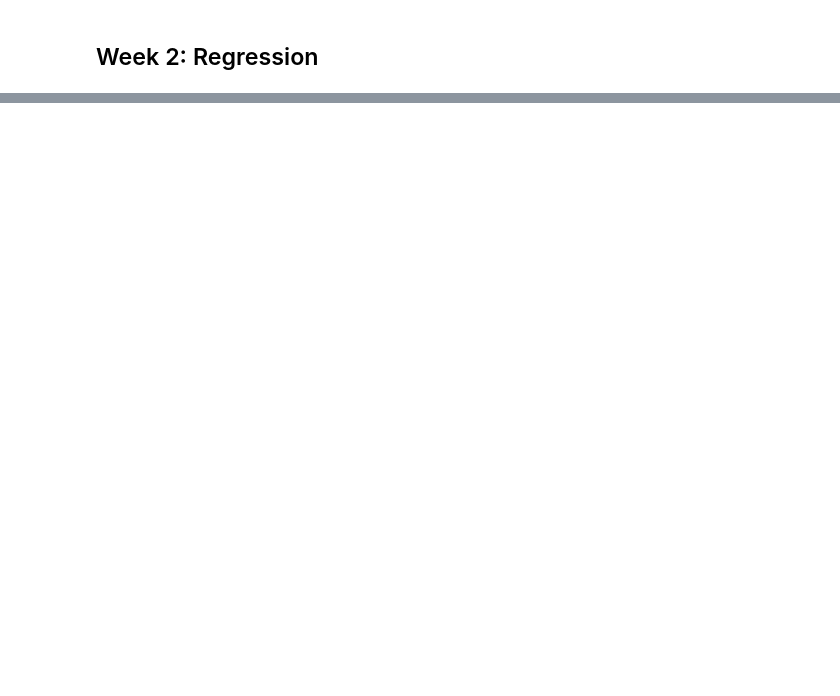
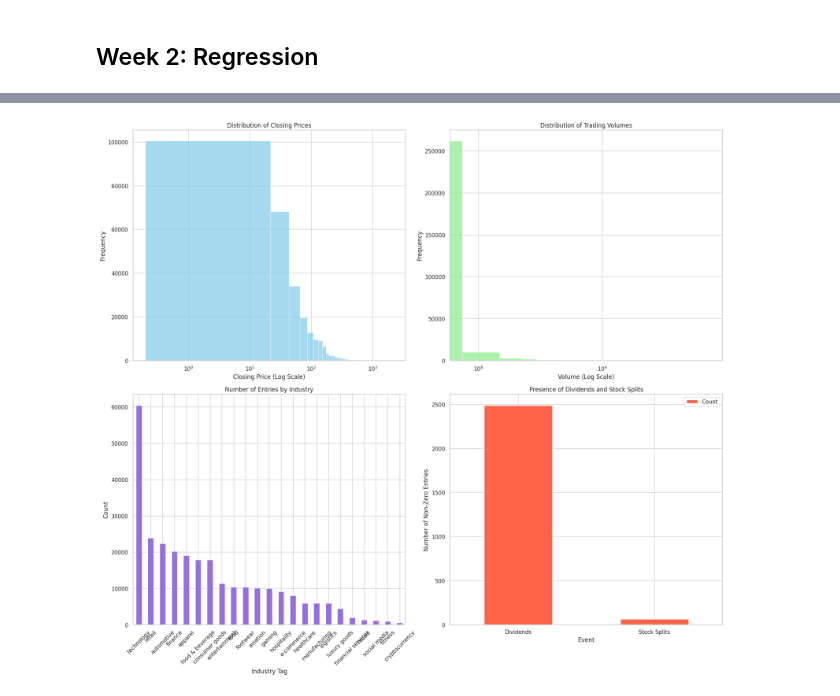
Before and after one commit to christofkaelin/ca683-project-group-1, a Jupyter notebook: CA683_Project_Group1.ipynb, the cells around one changed output, grey strips where cells are left out. Saved outputs shown, nothing was run; the diff lists cells and outputs as text; code cells hidden in the pictures; blank space fills up the shorter version.

```diff
--- a/CA683_Project_Group1.ipynb
+++ b/CA683_Project_Group1.ipynb
@@ -57,0 +127,2 @@ df_aapl.plot.line(x='Date', y='Close')
+# %%
+df.dropna(inplace=True)
@@ -57,0 +143,18 @@ df_aapl.plot.line(x='Date', y='Close')
+# %%
+# Summary statistics for numerical columns
+summary_statistics = df.describe()
+
+# Count of unique values in categorical columns
+unique_brands = df['Brand_Name'].nunique()
+unique_tickers = df['Ticker'].nunique()
+unique_industries = df['Industry_Tag'].nunique()
+unique_countries = df['Country'].nunique()
+
+# Convert dates to datetime for any time series analysis
+df['Date'] = pd.to_datetime(df['Date'])
+
+# Earliest and latest date in the dataset to understand the time range
+earliest_date = df['Date'].min()
+latest_date = df['Date'].max()
+
+summary_statistics, unique_brands, unique_tickers, unique_industries, unique_countries, earliest_date, latest_date
@@ -57,0 +181,60 @@ df_aapl.plot.line(x='Date', y='Close')
+# %%
+import matplotlib.pyplot as plt
+import seaborn as sns
+
+# Setting up the aesthetic style of the plots
+sns.set(style="whitegrid")
+
+# Preparing data for plotting
+# Distribution of Closing Prices
+closing_prices = df['Close']
+
+# Distribution of Volumes
+volumes = df['Volume']
+
+# Dividends and Stock Splits
+dividends = df['Dividends']
+stock_splits = df['Stock Splits']
+
+# Industry representation
+industry_counts = df['Industry_Tag'].value_counts()
+
+# Plotting
+fig, axes = plt.subplots(2, 2, figsize=(18, 16))
+
+# Distribution of Closing Prices
+sns.histplot(closing_prices, bins=100, ax=axes[0, 0], color='skyblue')
+axes[0, 0].set_title('Distribution of Closing Prices')
+axes[0, 0].set_xscale('log')
+axes[0, 0].set_xlabel('Closing Price (Log Scale)')
+axes[0, 0].set_ylabel('Frequency')
+
+# Distribution of Volumes
+sns.histplot(volumes, bins=100, ax=axes[0, 1], color='lightgreen')
+axes[0, 1].set_title('Distribution of Trading Volumes')
+axes[0, 1].set_xscale('log')
+axes[0, 1].set_xlabel('Volume (Log Scale)')
+axes[0, 1].set_ylabel('Frequency')
+
+# Industry Representation
+industry_counts.plot(kind='bar', ax=axes[1, 0], color='mediumpurple')
+axes[1, 0].set_title('Number of Entries by Industry')
+axes[1, 0].set_xlabel('Industry Tag')
+axes[1, 0].set_ylabel('Count')
+axes[1, 0].tick_params(axis='x', rotation=45)
+
+# Dividends and Stock Splits Presence
+dividends_non_zero = dividends[dividends > 0].count()
+stock_splits_non_zero = stock_splits[stock_splits > 0].count()
+presence_data = {'Event': ['Dividends', 'Stock Splits'], 'Count': [dividends_non_zero, stock_splits_non_zero]}
+
+presence_df = pd.DataFrame(presence_data)
+presence_df.plot(kind='bar', x='Event', y='Count', ax=axes[1, 1], color='tomato')
+axes[1, 1].set_title('Presence of Dividends and Stock Splits')
+axes[1, 1].set_ylabel('Number of Non-Zero Entries')
+axes[1, 1].tick_params(axis='x', rotation=0)
+
+plt.tight_layout()
+plt.show()
+# %% [output]
+[figure, added]
```
Also changed, not shown: parts of 23 cells of this notebook.
